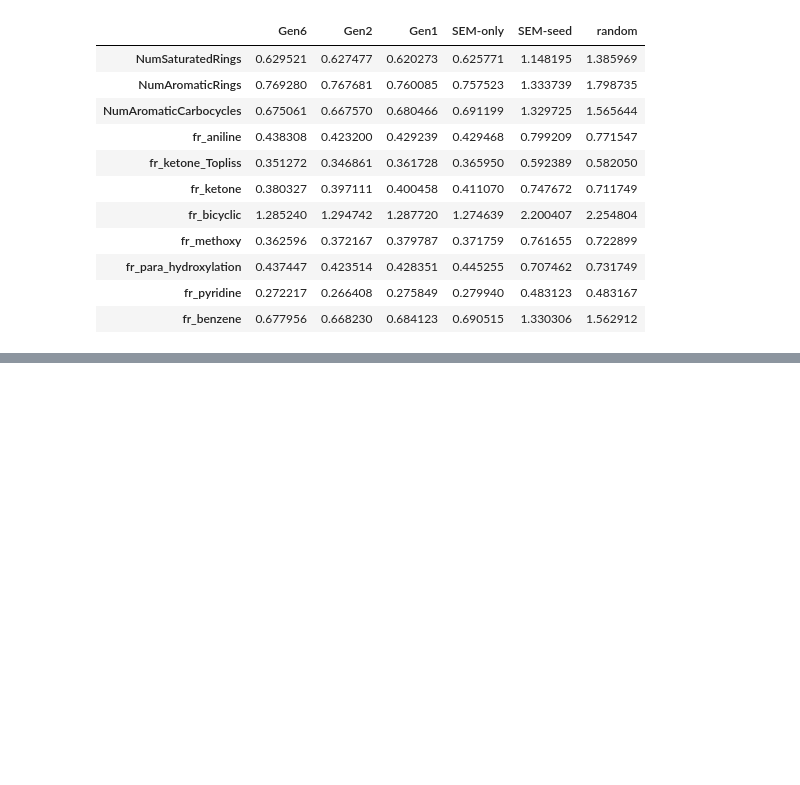
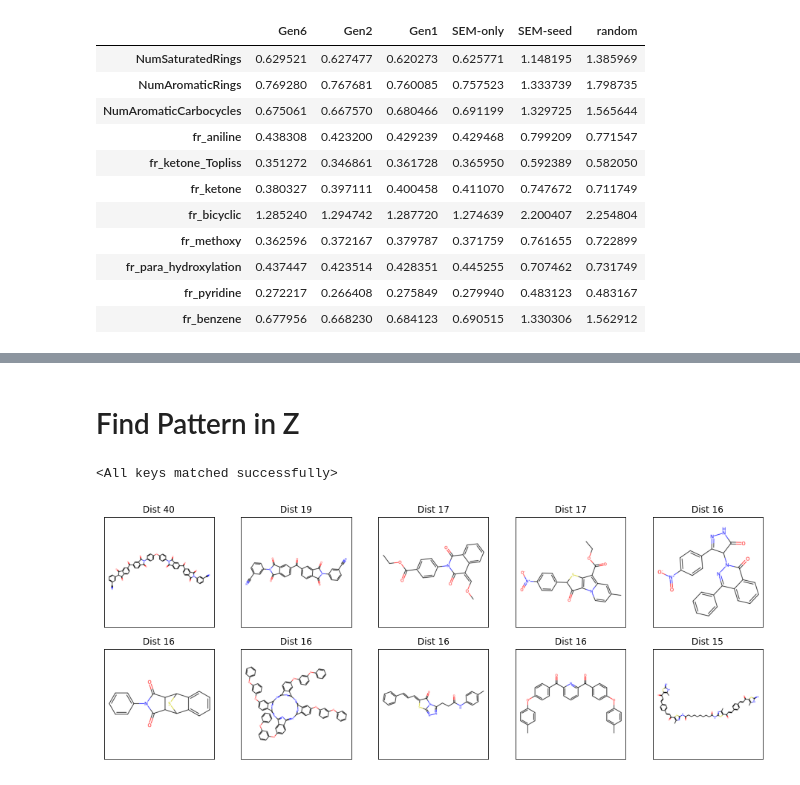
Before and after one commit to Joshua-Ren/P4_Graph, a Jupyter notebook: graph_probing_evaluations.ipynb, the cells around one changed output, grey strips where cells are left out. Drawn from its saved outputs; the diff is of its cells as text; code cells hidden in the pictures; blank space fills up the shorter version.

Commit message:
save model

```diff
--- a/graph_probing_evaluations.ipynb
+++ b/graph_probing_evaluations.ipynb
@@ -248,0 +241,50 @@ Draw.MolToMPL(tmp_g,size=(200,200))
+# %% [markdown]
+# Find Pattern in Z
+# %%
+def chem_show(idx):
+    tmp = valid_smiles[idx]
+    tmp_g = Chem.MolFromSmiles(tmp)
+    mol_img = Draw.MolToImage(tmp_g,size=(400,400))
+    mol_img = np.asarray(mol_img)
+    return mol_img
+#plt.imshow(chem_show(0))
+# %%
+model_seed = get_init_net(args)
+RESULT_PATH = 'E:\\P4_Graph\\results\\gcn_sem\\pcba_gcn_semnil_save'
+args.bottle_type = 'sem'
+args.L = 40
+args.V = 20
+args.head_type = 'linear'
+args.num_tasks = 128
+ckp_path = os.path.join(RESULT_PATH, 'model_gen_06.pt')
+model_semnil = get_init_net(args)
+model_semnil.load_state_dict(torch.load(ckp_path),strict=True)
+# %% [output]
+<All keys matched successfully>
+# %%
+for step, batch in enumerate(valid_loader):
+    batch = batch.to(args.device)
+    break
+msg,hid = model_semnil.task_forward(batch)
+msg_discrete = msg.argmax(-1).cpu().numpy()
+# %%
+ANCHOR = 1974
+anchor = msg_discrete[ANCHOR]
+dist_list = []
+for i in range(4113):
+    dist_list.append((anchor == msg_discrete[i]).sum())
+dist_index = np.argsort(dist_list)[::-1]
+# %%
+f, ax = plt.subplots(2,5,figsize=(16, 6))
+for ii in range(2):
+    for jj in range(5):
+        i = jj+ii*5
+        mol_idx = dist_index[i]
+        distance = dist_list[mol_idx]
+        ax[ii][jj].set_title("Dist "+str(distance))
+        tmp_img = chem_show(mol_idx)
+        ax[ii][jj].imshow(tmp_img)
+        ax[ii][jj].set_xticks([])
+        ax[ii][jj].set_yticks([])
+# %% [output]
+[figure, added]
```
Also changed, not shown: parts of 5 cells of this notebook, 2 other files.
